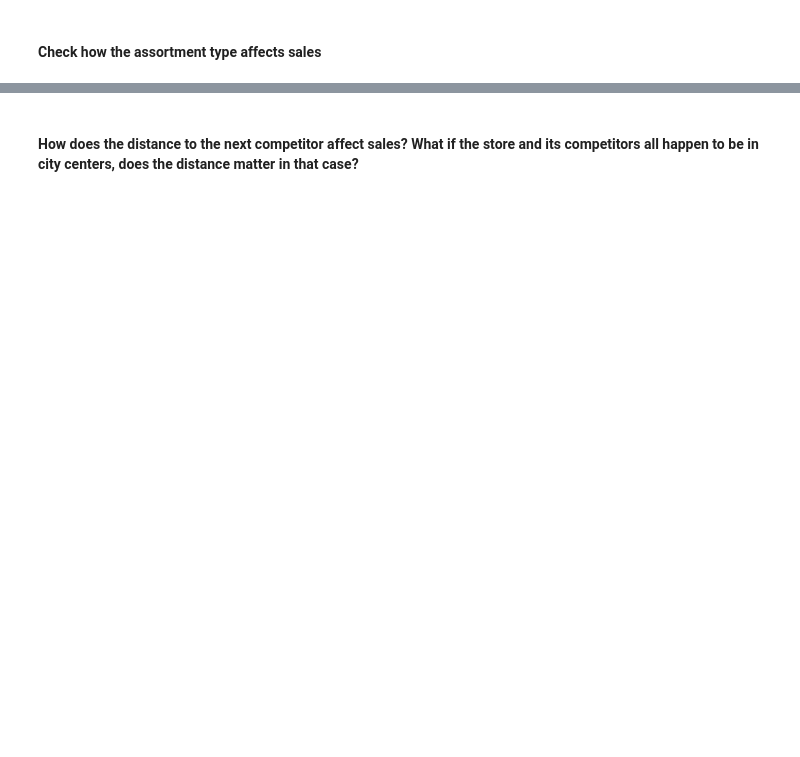
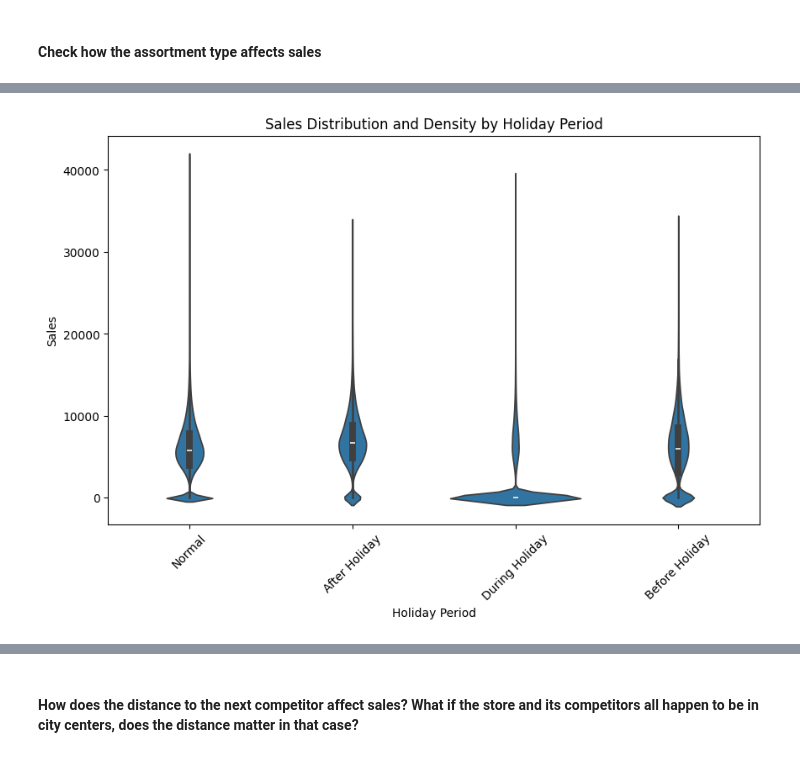
Before and after one commit to amsalugetasew/10_Academy_AI_Mastery_kifiya_Week_4, a Jupyter notebook: Notebooks/main.ipynb, the cells around one changed output, grey strips where cells are left out. Saved outputs shown, nothing was run; the diff lists cells and outputs as text; code cells hidden in the pictures; blank space fills up the shorter version.

```diff
--- a/Notebooks/main.ipynb
+++ b/Notebooks/main.ipynb
@@ -343,0 +362,3 @@ df
+# %%
+plot.Violin_plot_Sales_by_HolidayPeriod(df)
+# %% [output]
@@ -343,0 +366 @@ df
+[figure, added]
```
Also changed, not shown: parts of 12 cells of this notebook.
